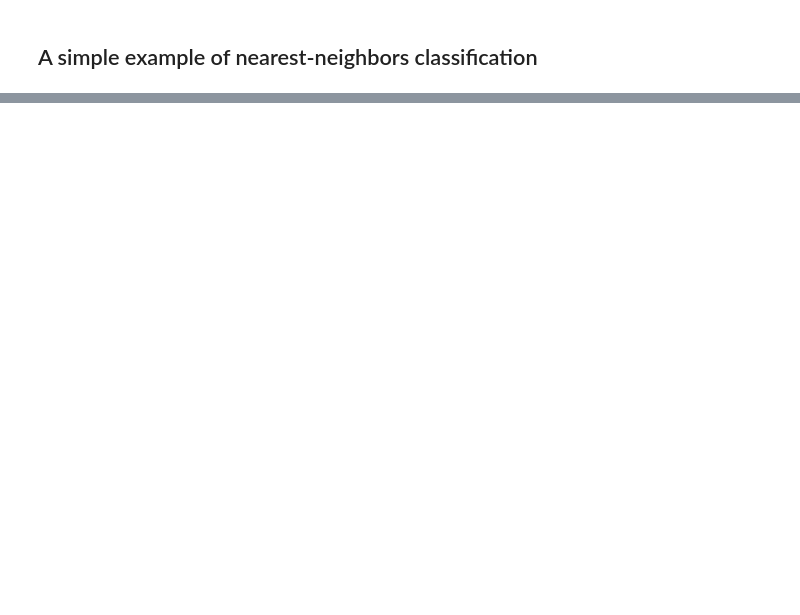
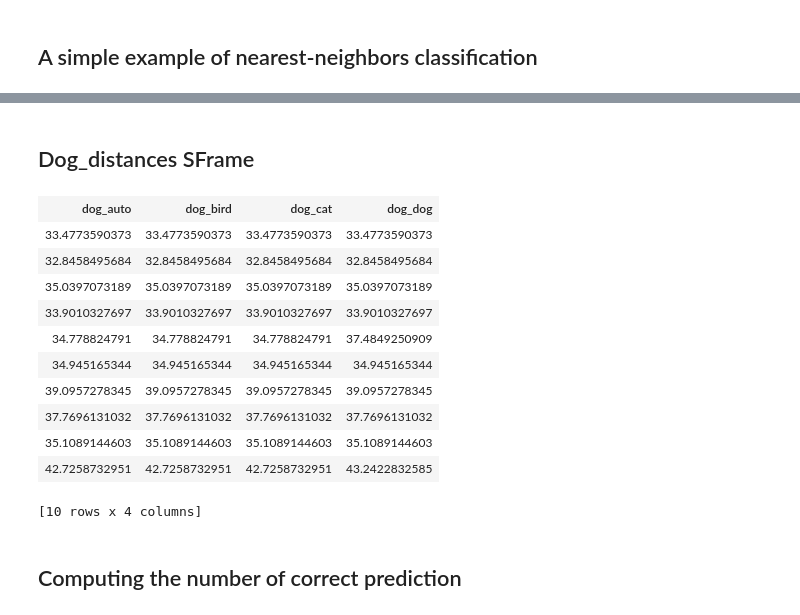
Before and after one commit to ledrui/Deep-features-for-image-classification, a Jupyter notebook: Image Retrieval With Deep Features.ipynb, the cells around one changed output, grey strips where cells are left out. Cells and saved outputs as stored; diff of their text form; code cells hidden in the pictures; blank space fills up the shorter version.

```diff
--- a/Image Retrieval With Deep Features.ipynb
+++ b/Image Retrieval With Deep Features.ipynb
@@ -200,0 +252,2 @@ PROGRESS: +--------------+---------+-------------+--------------+
+# %%
+dog_auto_neighbors = auto_model.query(dog_test_image, k=1)
@@ -200,0 +265,2 @@ PROGRESS: +--------------+---------+-------------+--------------+
+# %%
+dog_bird_neighbors = bird_model.query(dog_test_image, k=1)
@@ -200,0 +278,2 @@ PROGRESS: +--------------+---------+-------------+--------------+
+# %%
+dog_dog_neighbors = dog_model.query(dog_test_image, k=1)
@@ -200,0 +291,24 @@ PROGRESS: +--------------+---------+-------------+--------------+
+# %% [markdown]
+## Dog_distances SFrame
+# %%
+dog_distances = gl.SFrame({'dog_cat':dog_cat_neighbors['distance'],
+                          'dog_auto': dog_auto_neighbors['distance'],
+                          'dog_bird':dog_bird_neighbors['distance'],
+                          'dog_dog':dog_dog_neighbors['distance']})
+# %%
+dog_distances.head()
+# %% [output]
+| dog_auto | dog_bird | dog_cat | dog_dog |
+| 33.4773590373 | 33.4773590373 | 33.4773590373 | 33.4773590373 |
+| 32.8458495684 | 32.8458495684 | 32.8458495684 | 32.8458495684 |
+| 35.0397073189 | 35.0397073189 | 35.0397073189 | 35.0397073189 |
+| 33.9010327697 | 33.9010327697 | 33.9010327697 | 33.9010327697 |
+| 34.778824791 | 34.778824791 | 34.778824791 | 37.4849250909 |
+| 34.945165344 | 34.945165344 | 34.945165344 | 34.945165344 |
+| 39.0957278345 | 39.0957278345 | 39.0957278345 | 39.0957278345 |
+| 37.7696131032 | 37.7696131032 | 37.7696131032 | 37.7696131032 |
+| 35.1089144603 | 35.1089144603 | 35.1089144603 | 35.1089144603 |
+| 42.7258732951 | 42.7258732951 | 42.7258732951 | 43.2422832585 |
+[10 rows x 4 columns]
+# %% [markdown]
+## Computing the number of correct prediction
```
Also changed, not shown: parts of 20 cells of this notebook.
